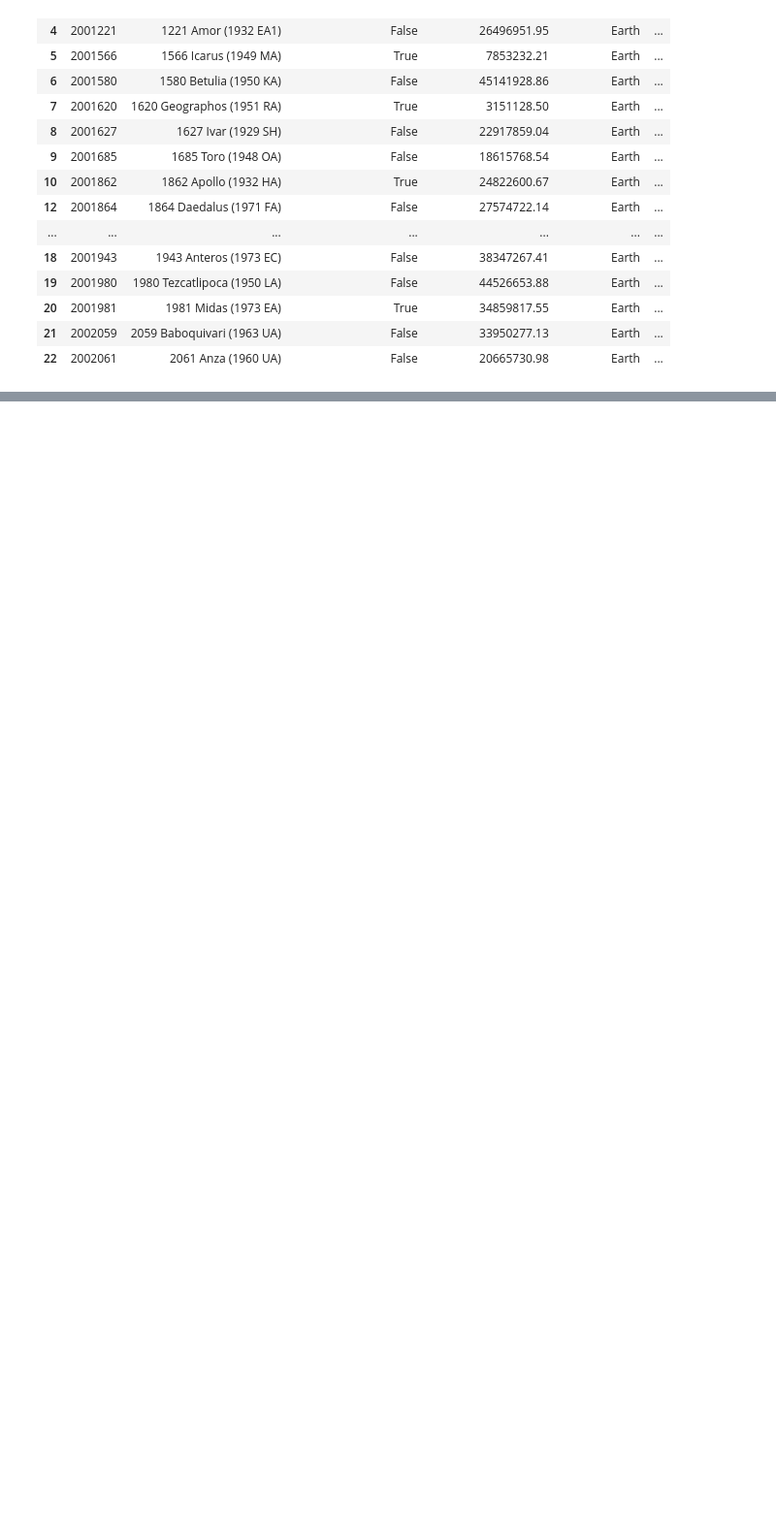
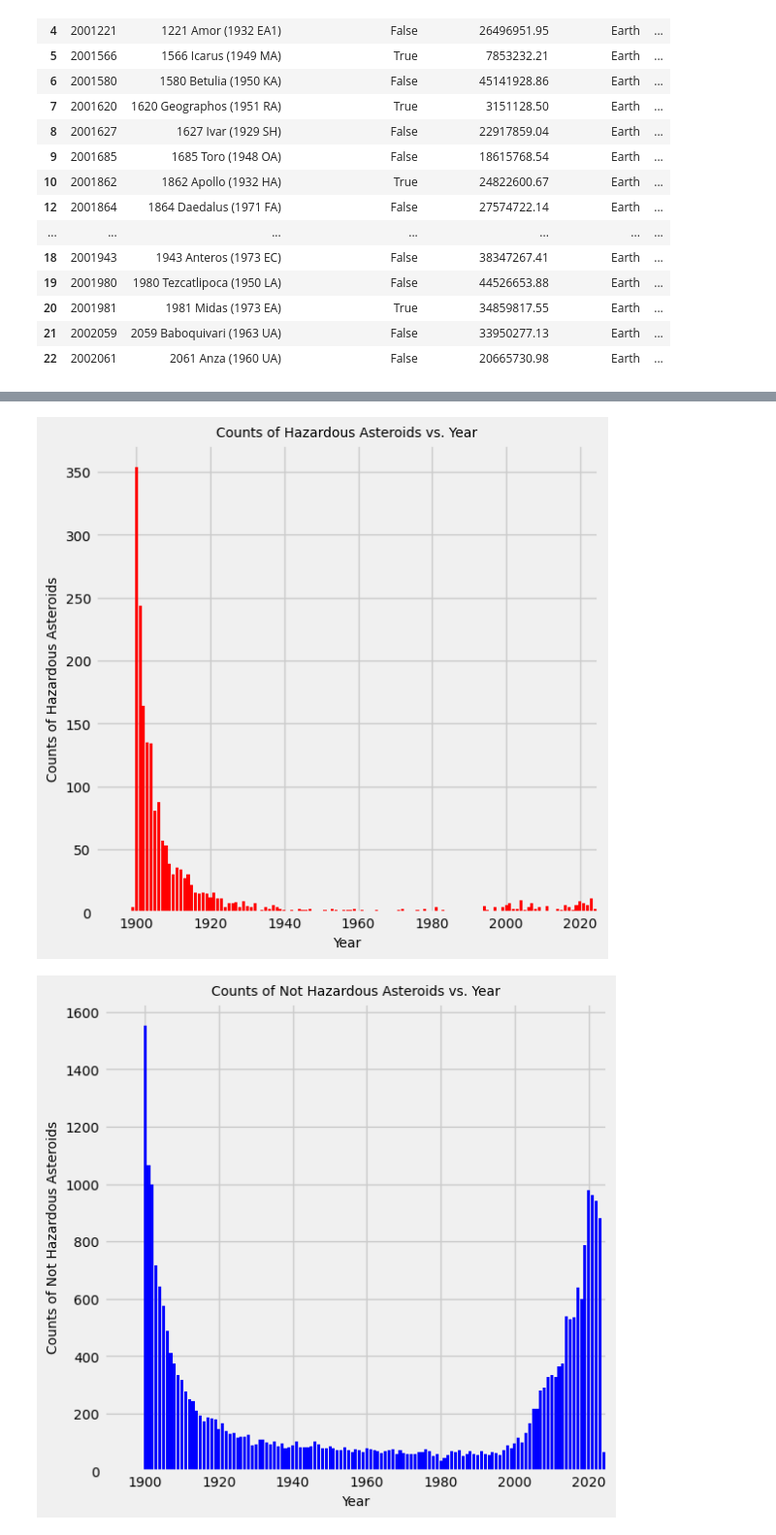
Before and after one commit to Bulaque/Team-2, a Jupyter notebook: Nasa_Analysis.ipynb, the cells around one changed output, grey strips where cells are left out. Shown at 97% size. Cells and saved outputs as stored; diff of their text form; code cells hidden in the pictures; blank space fills up the shorter version.

Commit message:
additional graphs

```diff
--- a/Nasa_Analysis.ipynb
+++ b/Nasa_Analysis.ipynb
@@ -71,5 +71,5 @@ data.head(30)
 # data['Year'] = data['Date'].dt.year
 # %%
 #Converted to datetime format
-data['Date'] = pd.to_datetime(data['Date'])
+#data['Date'] = pd.to_datetime(data['Date'])
 # %%
@@ -255,0 +256,4 @@ See the caveats in the documentation: https://pandas.pydata.org/pandas-docs/stab
+# %%
+earth_data['Date'] = pd.to_datetime(earth_data['Date'])
+earth_data['Year'] = earth_data['Date'].dt.year
+earth_data.head(4)
@@ -255,0 +276,36 @@ See the caveats in the documentation: https://pandas.pydata.org/pandas-docs/stab
+# %%
+##---- line graphs for year column between the hazardous vs. not hazardous asteroids
+
+
+dangerous = earth_data.loc[earth_data['Potentially Hazardous'],:]
+dangerous.head(3)
+
+Ndangerous = earth_data.loc[~earth_data['Potentially Hazardous'],:]
+Ndangerous.head(3)
+
+# Dangerous asteroids vs. Year
+DC=dangerous.Year.value_counts()
+plt.figure(figsize=(6,6))
+plt.bar(DC.index, DC, color="red")
+plt.xlim(min(DC.index)-10, 2025)
+plt.title("Counts of Hazardous Asteroids vs. Year", fontsize="10")
+plt.xlabel("Year", fontsize=10)
+plt.ylabel("Counts of Hazardous Asteroids", fontsize=10)
+plt.xticks(fontsize=10)
+plt.yticks(fontsize=10)
+plt.show()
+
+# Not dangerous asteroids vs. Year
+NC=Ndangerous.Year.value_counts()
+plt.figure(figsize=(6,6))
+plt.bar(NC.index, NC, color="blue")
+plt.xlim(min(NC.index)-10, 2025)
+plt.title("Counts of Not Hazardous Asteroids vs. Year", fontsize="10")
+plt.xlabel("Year", fontsize=10)
+plt.ylabel("Counts of Not Hazardous Asteroids", fontsize=10)
+plt.xticks(fontsize=10)
+plt.yticks(fontsize=10)
+plt.show()
+# %% [output]
+[figure, added]
+[figure, added]
```
Also changed, not shown: parts of 16 cells of this notebook.
